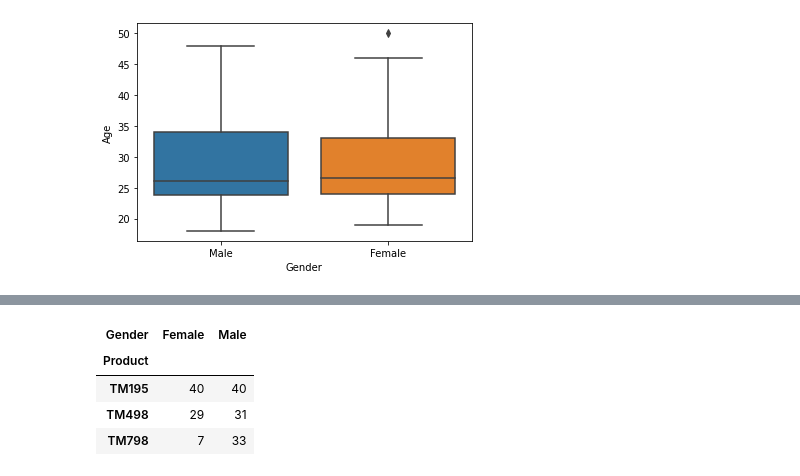
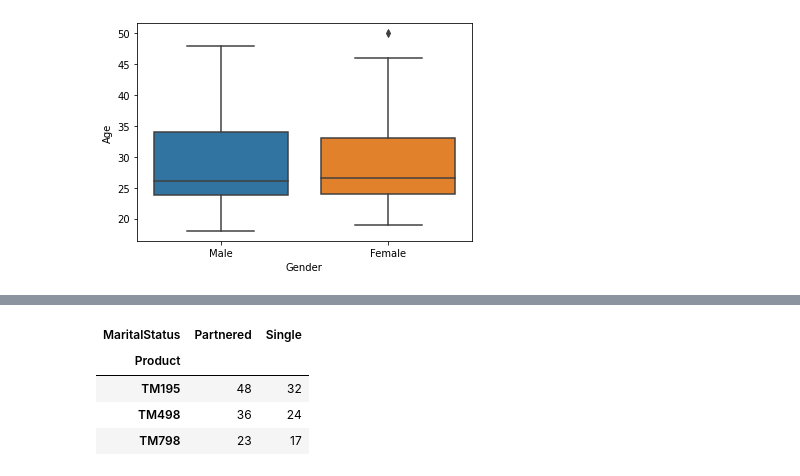
Before and after one commit to barnwalp/jupyter_notebook, a Jupyter notebook: CardioGoodFitness - Descriptive Statistics.ipynb, the cells around one changed output, grey strips where cells are left out. Saved outputs shown, nothing was run; the diff lists cells and outputs as text; code cells hidden in the pictures.

```diff
--- a/CardioGoodFitness - Descriptive Statistics.ipynb
+++ b/CardioGoodFitness - Descriptive Statistics.ipynb
@@ -104,8 +114,8 @@ sns.boxplot(x="Gender", y="Age", data=df)
 # %%
-pd.crosstab(df['Product'], df['Gender'])
+pd.crosstab(df.Product, df.MaritalStatus)
 # %% [output]
-| Gender | Female | Male |
+| MaritalStatus | Partnered | Single |
 | Product |  |  |
-| TM195 | 40 | 40 |
-| TM498 | 29 | 31 |
-| TM798 | 7 | 33 |
+| TM195 | 48 | 32 |
+| TM498 | 36 | 24 |
+| TM798 | 23 | 17 |
```
Also changed, not shown: parts of 6 cells of this notebook.
